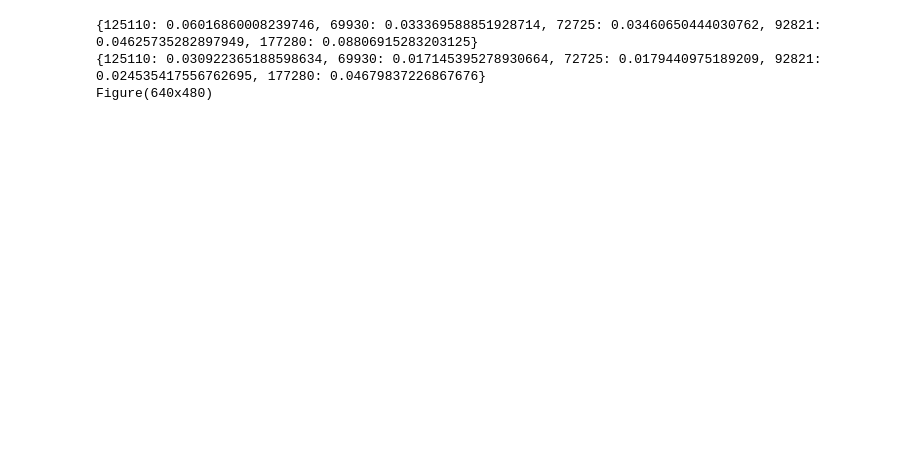
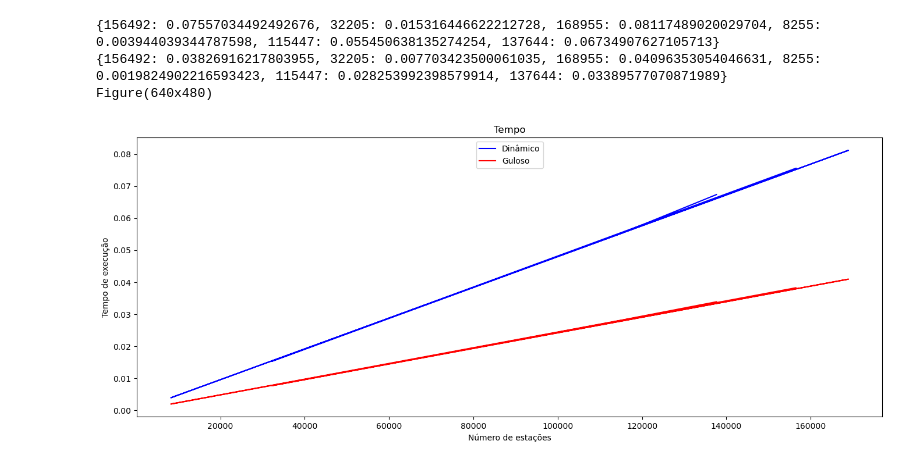
Before and after one commit to guinafelix/projetinho, a Jupyter notebook: projetinho.ipynb, the cells around one changed output. Cells and saved outputs as stored; diff of their text form; code cells hidden in the pictures; blank space fills up the shorter version.

```diff
--- a/projetinho.ipynb
+++ b/projetinho.ipynb
@@ -181,50 +181,33 @@ def getgreedyX(array, arrayToAppend):
   for key in array.keys():
     arrayToAppend.append(key)
 
 def getdynamicY(array, arrayToAppend):
   for key in array.keys():
     arrayToAppend.append(array[key])
 
 def getgreedyY(array, arrayToAppend):
   for key in array.keys():
     arrayToAppend.append(array[key])
 
 # TESTE DE TEMPO DE EXECUÇÃO
 teste()
 getdynamicX(dynamicDict, dynamicX)
 getgreedyX(greedyDict, greedyX)
 getdynamicY(dynamicDict, dynamicY)
 getgreedyY(greedyDict, greedyY)
 
 fig = plt.figure()
 ax = fig.add_axes([0,0,2,1])
 ax.plot(dynamicX,dynamicY,color="blue", label = 'Dinâmico')
 ax.plot(greedyX,greedyY,color="red", label = 'Guloso')
 leg = plt.legend(loc='upper center')
 ax.set_title("Tempo")
 ax.set_xlabel("Número de estações")
 ax.set_ylabel("Tempo de execução")
 
 print(fig)
-
-# TESTE DE CUSTO
-testeCost()
-getdynamicX(dynamicCostDict, dynamicCostX)
-getgreedyX(greedyCostDict, greedyCostX)
-getdynamicY(dynamicCostDict, dynamicCostY)
-getgreedyY(greedyCostDict, greedyCostY)
-
-fig = plt.figure()
-ax = fig.add_axes([0,0,2,1])
-ax.plot(dynamicCostX,dynamicCostY,color="blue", label = 'Dinâmico')
-ax.plot(greedyCostX,greedyCostY,color="red", label = 'Guloso')
-leg = plt.legend(loc='upper center')
-ax.set_title("Custo da operação")
-ax.set_xlabel("Número de estações")
-ax.set_ylabel("Custo")
-
-print(fig)
 # %% [output]
-{125110: 0.06016860008239746, 69930: 0.033369588851928714, 72725: 0.03460650444030762, 92821: 0.04625735282897949, 177280: 0.08806915283203125}
-{125110: 0.030922365188598634, 69930: 0.017145395278930664, 72725: 0.0179440975189209, 92821: 0.024535417556762695, 177280: 0.04679837226867676}
+{156492: 0.07557034492492676, 32205: 0.015316446622212728, 168955: 0.08117489020029704, 8255: 0.003944039344787598, 115447: 0.055450638135274254, 137644: 0.06734907627105713}
+{156492: 0.03826916217803955, 32205: 0.007703423500061035, 168955: 0.04096353054046631, 8255: 0.0019824902216593423, 115447: 0.028253992398579914, 137644: 0.03389577070871989}
 Figure(640x480)
+[figure, added]
```
Also changed, not shown: parts of 1 cell of this notebook.
